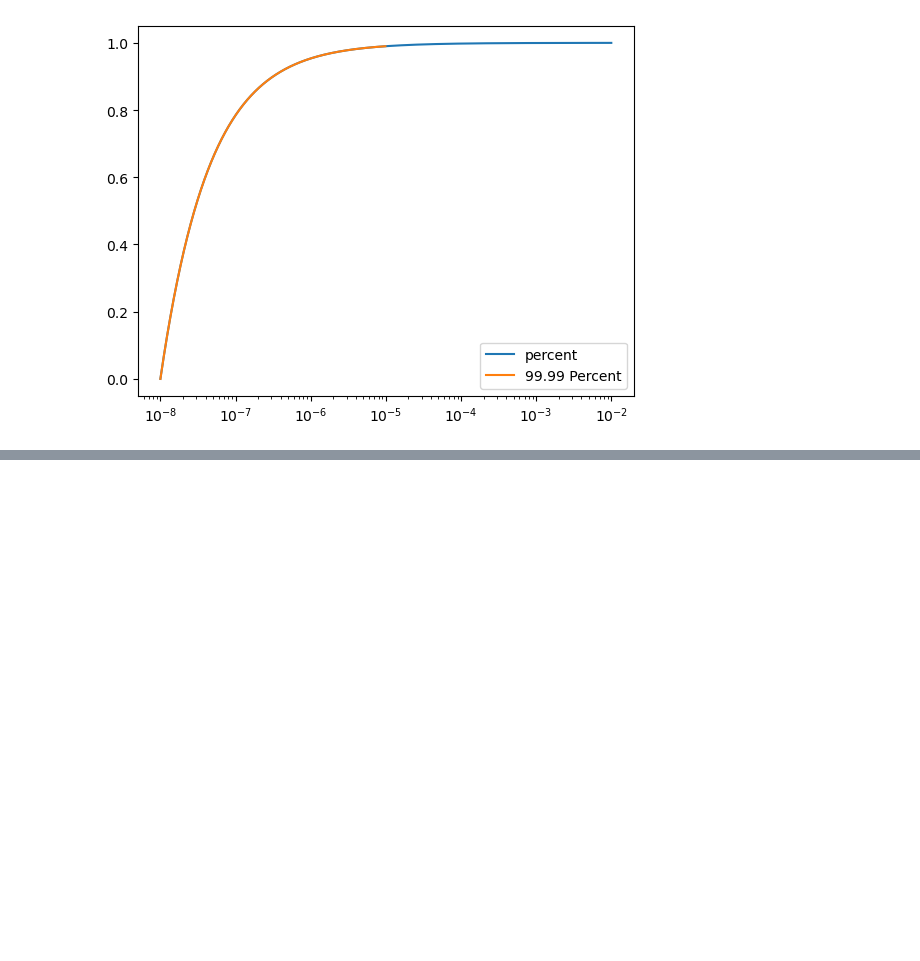
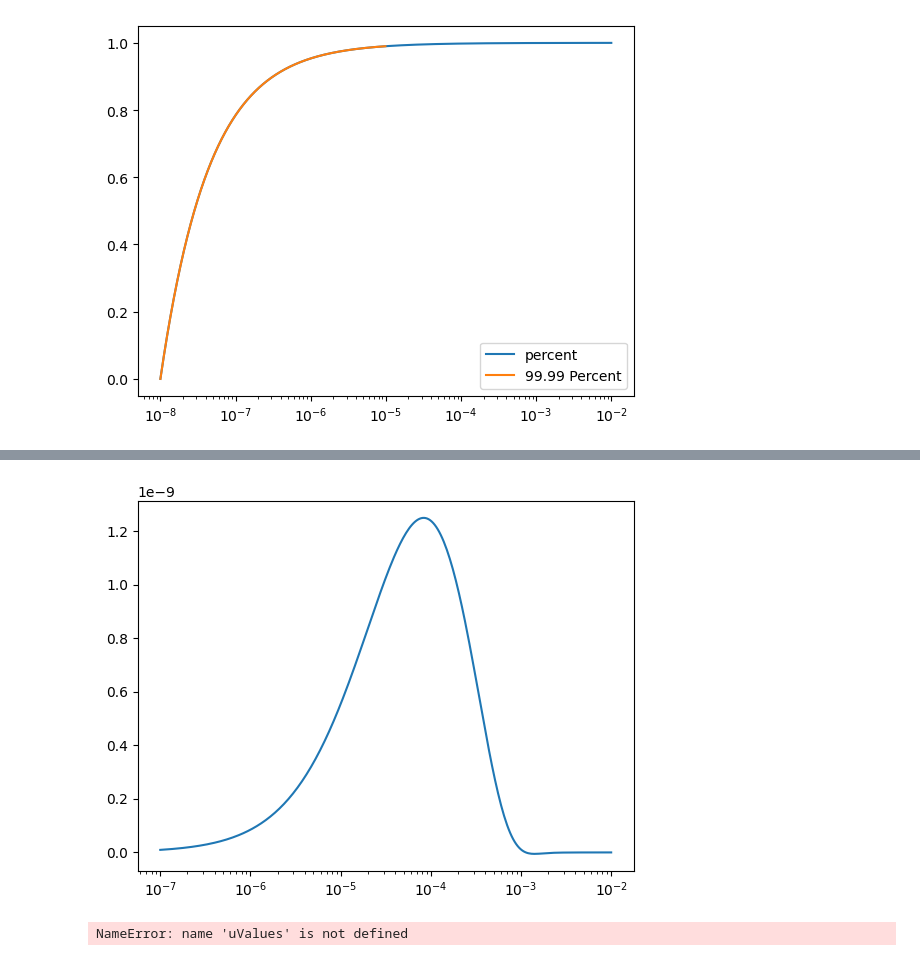
Before and after one commit to mcthumann/Brownian_Data_Analysis, a Jupyter notebook: scripts/how_long_to_look.ipynb, the cells around one changed output, grey strips where cells are left out. Cells and saved outputs as stored; diff of their text form; code cells hidden in the pictures; blank space fills up the shorter version.

```diff
--- a/scripts/how_long_to_look.ipynb
+++ b/scripts/how_long_to_look.ipynb
@@ -163,0 +124,18 @@ KeyboardInterrupt:
+# %%
+from polished_scripts.utils import b_inverse_form
+
+roots = [108.66994871+196.31569885j, 108.66994871-196.31569885j,
+             -9.77032846 +66.56826441j,  -9.77032846 -66.56826441j]
+b_values = mass*v_0*b_inverse_form(tPoints, roots, mass)
+plt.plot(tPoints, b_values)
+plt.xscale('log')
+plt.show()
+# %% [output]
+[figure, added]
+# %%
+ratio = uValues/b_values
+plt.plot(tPoints[:100], np.abs(ratio[:100]))
+plt.xscale('log')
+plt.show()
+# %% [output]
+NameError: name 'uValues' is not defined
```
Also changed, not shown: parts of 2 cells of this notebook.
